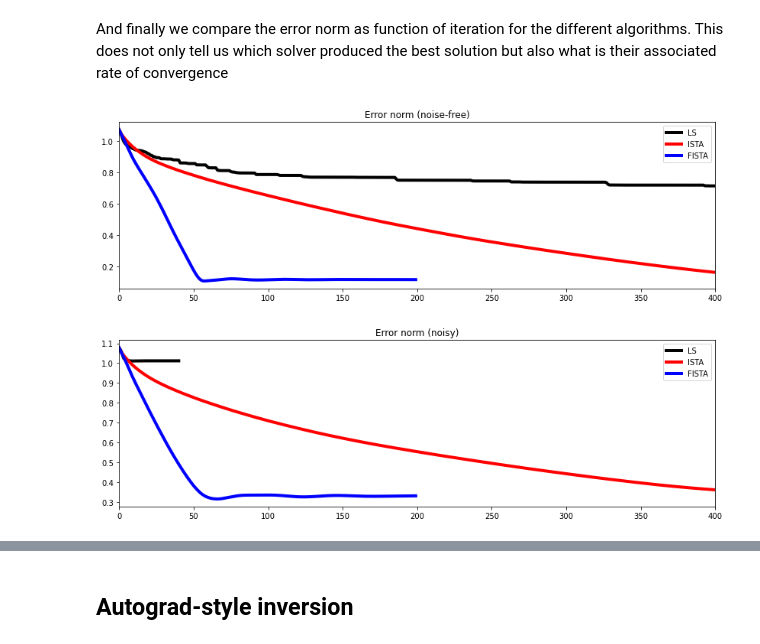
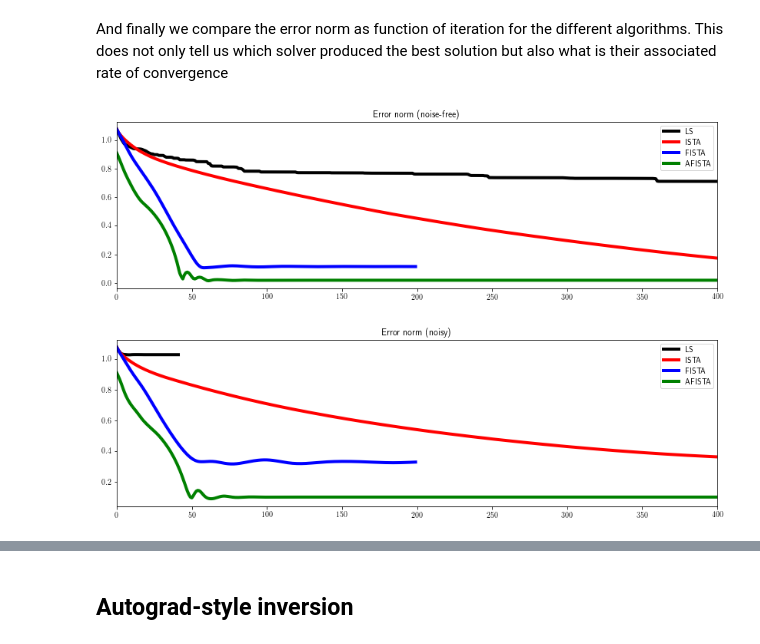
Before and after one commit to PyLops/pylops_transform2022, a Jupyter notebook: Decon.ipynb, the cells around one changed output, grey strips where cells are left out. Saved outputs shown, nothing was run; the diff lists cells and outputs as text; code cells hidden in the pictures.

Commit message:
Added the file functions for AFISTA, theory on frequency domain spiky decon and AFISTA

```diff
--- a/Decon.ipynb
+++ b/Decon.ipynb
@@ -56,14 +56,19 @@ Let's first import the libraries we need in this tutorial
 # !pip install pylops==1.18.0 pylops-gpu pyproximal
 # %%
 %matplotlib inline
+%load_ext autoreload
+%autoreload 2
 
 import random
 import numpy as np
 import matplotlib.pyplot as plt
+import matplotlib as mpl
+mpl.rc('text', usetex = True)
 import pylops
 import pyproximal
 import torch
 import torch.nn as nn
+import scipy as sp
 
 from IPython.core.display import HTML
 from scipy.sparse.linalg import lsqr
@@ -74,6 +79,7 @@ from pylops.utils import dottest
 from pylops.optimization.solver import lsqr as lsqr_pylops
 from pylops_gpu import TorchOperator
 from datadriven import *
+from functions import AFISTA
 # %%
 # Center figures
 HTML("""
@@ -90,6 +111,6 @@ HTML("""
 # %%
 # Model
-nt = 64
+nt = 63
 dt = 0.004
 f0=20
 
@@ -100,7 +121,8 @@ x[int(nt / 2)] = 1
 x[nt - 20] = 0.5
 
 # Operator
-h, th, hcenter = pylops.utils.wavelets.ricker(t[:101], f0=f0)
+h, th, hcenter = pylops.utils.wavelets.ricker(t, f0=f0)
+hfilt =  h[nt//2:3*nt//2]
 Cop = pylops.signalprocessing.Convolve1D(nt, h=h, offset=hcenter, dtype="float32")
 dottest(Cop, verb=True)
 
@@ -109,9 +131,9 @@ y = Cop * x
 yn = y + np.random.normal(0, 0.1, y.shape)
 
 fig, ax = plt.subplots(1, 1, figsize=(14, 4))
-ax.plot(t, x, "k", lw=4, label=r"$x$")
-ax.plot(t, y, "r", lw=4, label=r"$y=Ax$")
-ax.plot(t, yn, "g", lw=4, label=r"$y=Ax + n$")
+ax.plot(t, x, "k", lw=4, label=r"$r$")
+ax.plot(t, y, "r", lw=4, label=r"$d=w*r$")
+ax.plot(t, yn, "g", lw=4, label=r"$d=w*r + n$")
 ax.set_xlabel("t")
 ax.set_title("Model and Data", fontsize=14, fontweight="bold")
 ax.legend();
@@ -187,0 +295,17 @@ ax.legend();
+# %%
+H     = sp.linalg.circulant(np.fft.ifftshift(hfilt))
+Cop   = pylops.MatrixMult(H)
+FFTop = pylops.signalprocessing.FFT(dims=nfft, nfft=nfft, sampling=dt, engine="numpy", dtype='complex128')
+
+CopF = (FFTop @ Cop @ FFTop.H).todense()
+
+fig, axs = plt.subplots(1, 3, figsize=(12, 12))
+axs[0].imshow(H)
+axs[0].set_title('$\mathbf{W} = \mathbf{F\Lambda F^H}$')
+axs[0].axis('off')
+axs[1].imshow(np.real(CopF), vmin=-0.2, vmax=0.2)
+axs[1].set_title('Re($\mathbf{\Lambda}$)')
+axs[1].axis('off')
+axs[2].imshow(np.imag(CopF), vmin=-0.2, vmax=0.2)
+axs[2].set_title('Im($\mathbf{\Lambda}$)')
+axs[2].axis('off')
@@ -314,21 +509,26 @@ ax.legend();
+# %%
+xafista, errafista, resafista = AFISTA(Cop, y, niter=400, alpha=tau, eps=5e-2, x_true=x, delta=1e-2)
+xnafista, errnafista, resnafista = AFISTA(Cop, yn, niter=400, alpha=tau, eps=5e-2, x_true=x, delta=1e-2)
 # %% [markdown]
 And finally we compare the error norm as function of iteration for the different algorithms. This does not only tell us which solver produced the best solution but also what is their associated rate of convergence
 # %%
 fig, ax = plt.subplots(1, 1, figsize=(14, 4))
 plt.plot(errls, 'k', lw=4, label='LS')
 plt.plot(errista, 'r', lw=4, label='ISTA')
 plt.plot(errfista, 'b', lw=4, label='FISTA')
+plt.plot(errafista, 'g', lw=4, label='AFISTA')
 ax.set_title('Error norm (noise-free)')
 ax.set_xlim(0, 400)
 ax.legend()
 
 fig, ax = plt.subplots(1, 1, figsize=(14, 4))
 plt.plot(errnls, 'k',lw=4, label='LS')
 plt.plot(errnista, 'r', lw=4, label='ISTA')
 plt.plot(errnfista, 'b', lw=4, label='FISTA')
+plt.plot(errnafista, 'g', lw=4, label='AFISTA')
 ax.set_title('Error norm (noisy)')
 ax.set_xlim(0, 400)
 ax.legend();
 # %% [output]
-[figure, old version]
+[figure, new version]
-[figure, old version]
+[figure, new version]
```
Also changed, not shown: parts of 28 cells of this notebook, 1 other file.
